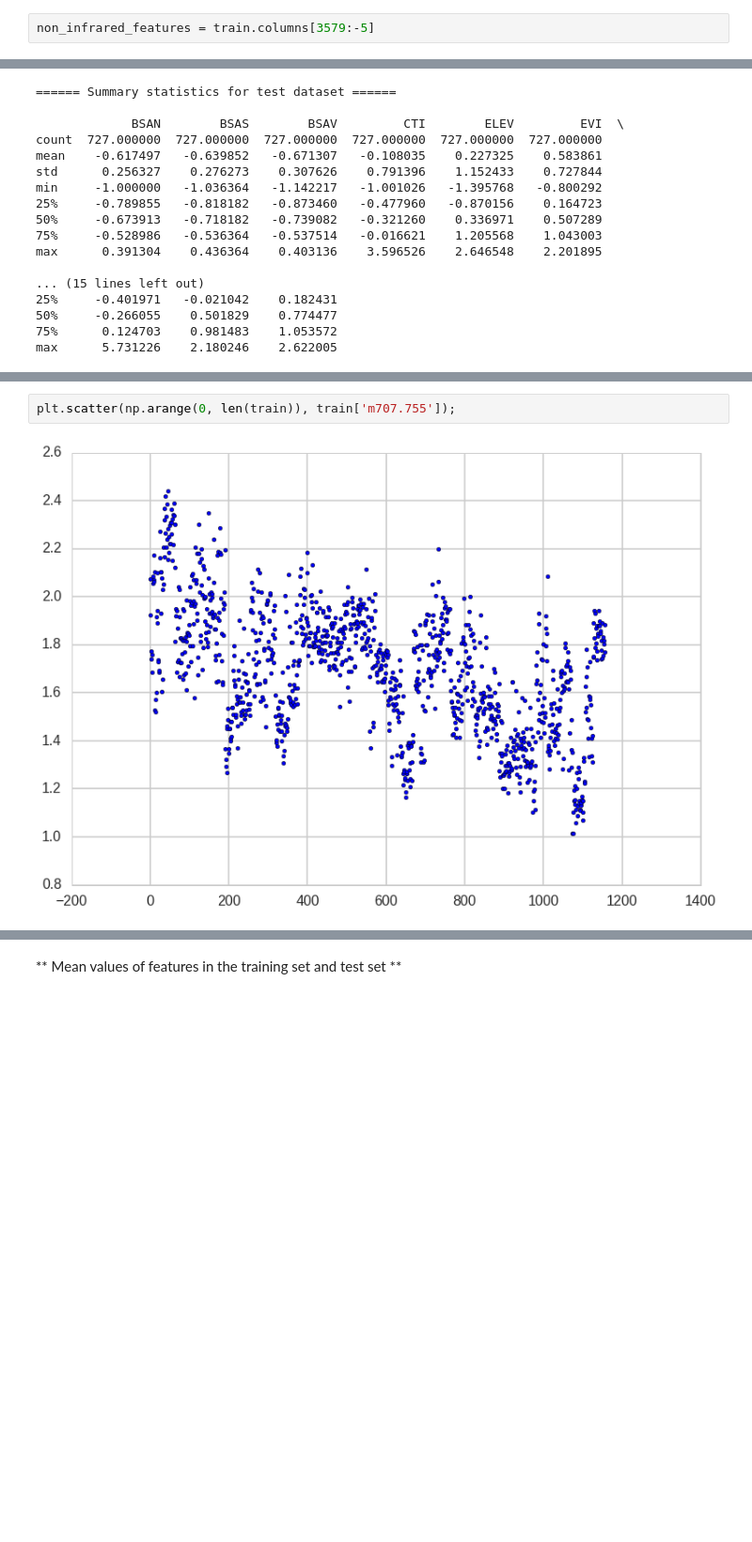
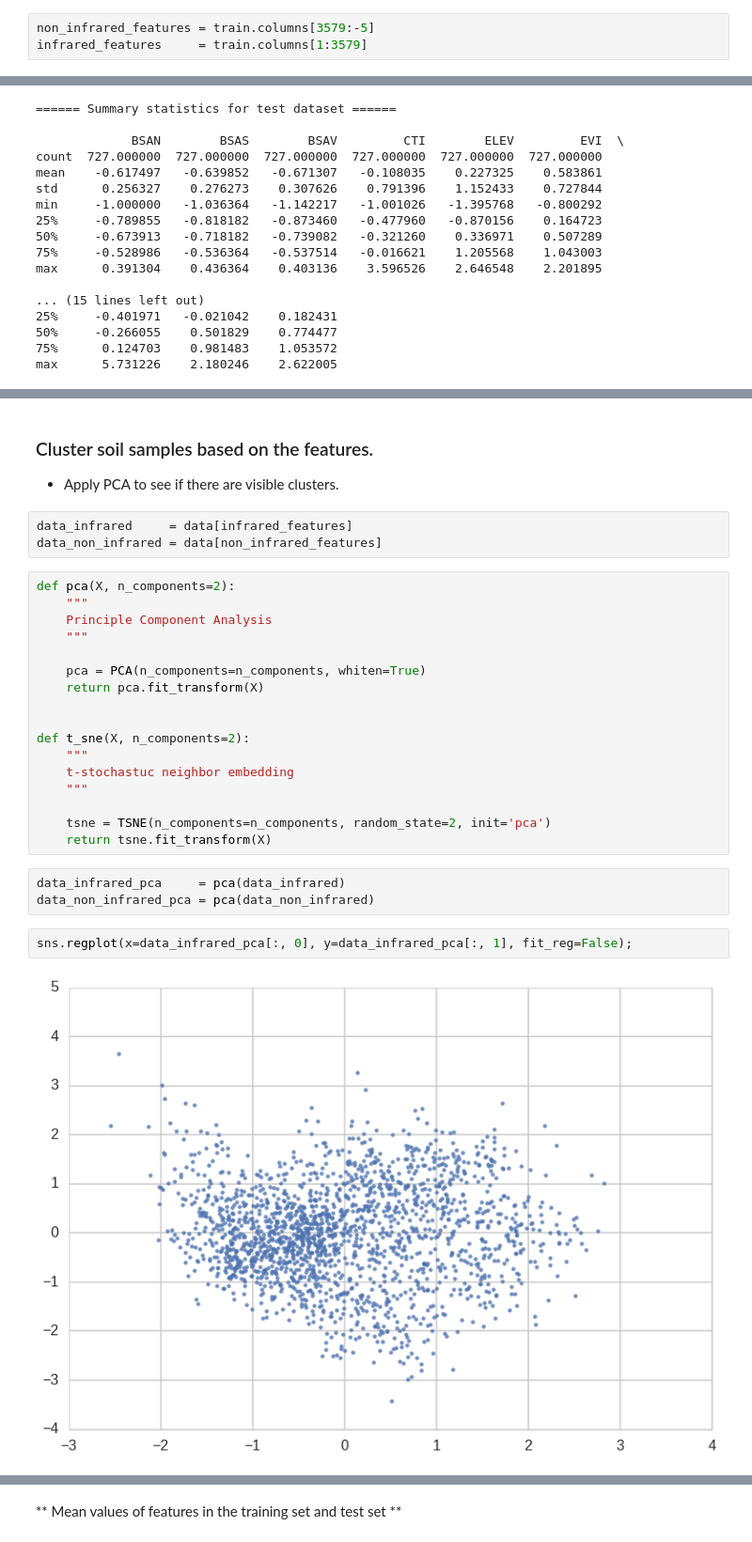
Before and after one commit to numb3r33/African-Soil-Prediction, a Jupyter notebook: notebooks/DataExploration.ipynb, the cells around one changed output, grey strips where cells are left out. Shown at 94% size. Drawn from its saved outputs; the diff is of its cells as text; blank space fills up the shorter version.

Commit message:
Cluster wavelength bands using PCA and T-SNE

```diff
--- a/notebooks/DataExploration.ipynb
+++ b/notebooks/DataExploration.ipynb
@@ -65,5 +87,6 @@ print(test.isnull().any().sum())
 # %%
 non_infrared_features = train.columns[3579:-5]
+infrared_features     = train.columns[1:3579]
 # %%
 print('====== Summary statistics for training dataset ======\n')
 print(train[non_infrared_features].describe())
@@ -122,4 +132,31 @@ Index(['m711.612', 'm709.684', 'm707.755', 'm705.827', 'm703.898', 'm701.97',
-# %%
-plt.scatter(np.arange(0, len(train)), train['m707.755']);
-# %% [output]
-[figure, removed]
+# %% [markdown]
+### Cluster soil samples based on the features.
+
+* Apply PCA to see if there are visible clusters.
+# %%
+data_infrared     = data[infrared_features]
+data_non_infrared = data[non_infrared_features]
+# %%
+def pca(X, n_components=2):
+    """
+    Principle Component Analysis
+    """
+
+    pca = PCA(n_components=n_components, whiten=True)
+    return pca.fit_transform(X)
+
+
+def t_sne(X, n_components=2):
+    """
+    t-stochastuc neighbor embedding
+    """
+
+    tsne = TSNE(n_components=n_components, random_state=2, init='pca')
+    return tsne.fit_transform(X)
+# %%
+data_infrared_pca     = pca(data_infrared)
+data_non_infrared_pca = pca(data_non_infrared)
+# %%
+sns.regplot(x=data_infrared_pca[:, 0], y=data_infrared_pca[:, 1], fit_reg=False);
+# %% [output]
+[figure, added]
```
Also changed, not shown: parts of 30 cells of this notebook, 1 other file.
